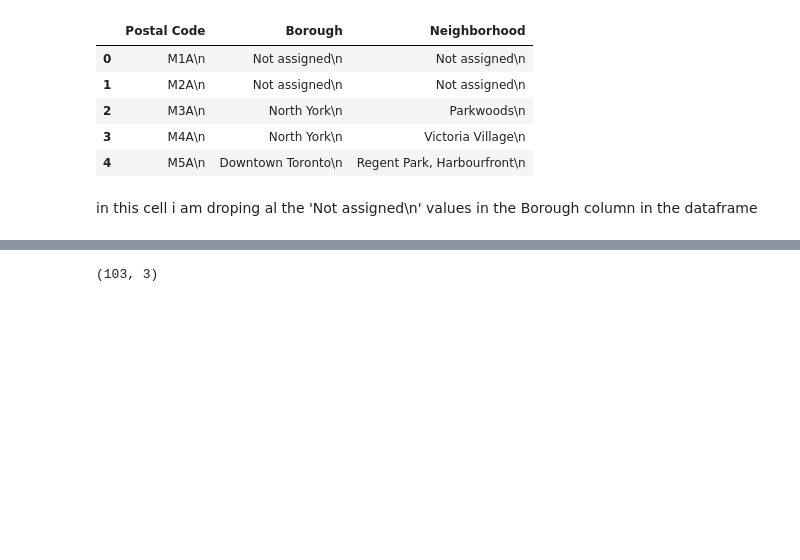
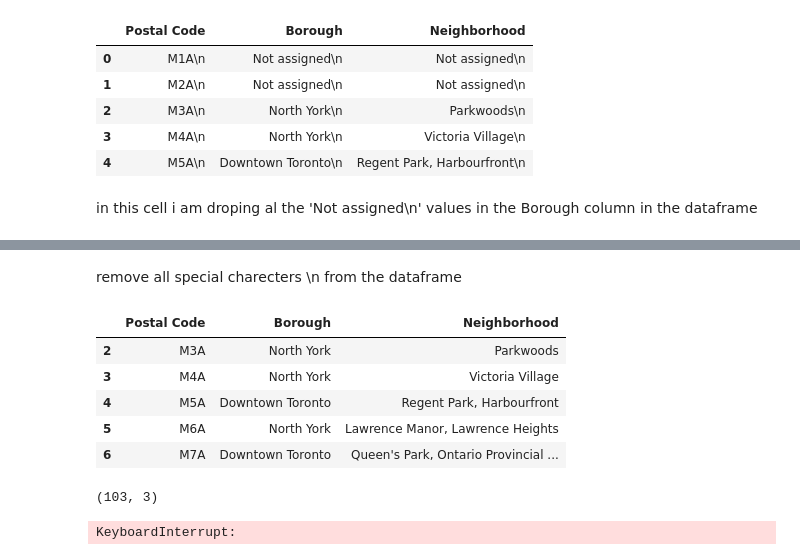
Before and after one commit to liran877/liran_data_science_course, a Jupyter notebook: Segmenting and Clustering Neighborhoods in Toronto.ipynb, the cells around one changed output, grey strips where cells are left out. Drawn from its saved outputs; the diff is of its cells as text; code cells hidden in the pictures; blank space fills up the shorter version.

```diff
--- a/Segmenting and Clustering Neighborhoods in Toronto.ipynb
+++ b/Segmenting and Clustering Neighborhoods in Toronto.ipynb
@@ -126,3 +124,17 @@ df
+# %% [markdown]
+remove all special charecters \n from the dataframe
+# %%
+df['Postal Code'] = df['Postal Code'].str.replace('\n', '')
+df['Borough'] = df['Borough'].str.replace('\n', '')
+df['Neighborhood'] = df['Neighborhood'].str.replace('\n', '')
+df.head()
+# %% [output]
+|  | Postal Code | Borough | Neighborhood |
+| 2 | M3A | North York | Parkwoods |
+| 3 | M4A | North York | Victoria Village |
+| 4 | M5A | Downtown Toronto | Regent Park, Harbourfront |
+| 5 | M6A | North York | Lawrence Manor, Lawrence Heights |
+| 6 | M7A | Downtown Toronto | Queen's Park, Ontario Provincial ... |
 # %%
 df.shape
 # %% [output]
@@ -129,0 +144,13 @@ df.shape
+# %%
+# initialize your variable to None
+lat_lng_coords = None
+
+# loop until you get the coordinates
+while(lat_lng_coords is None):
+  g = geocoder.google('{}, Toronto, Ontario'.format('Postal Code'))
+  lat_lng_coords = g.latlng
+
+latitude = lat_lng_coords[0]
+longitude = lat_lng_coords[1]
+# %% [output]
+KeyboardInterrupt:
```
Also changed, not shown: parts of 10 cells of this notebook.
